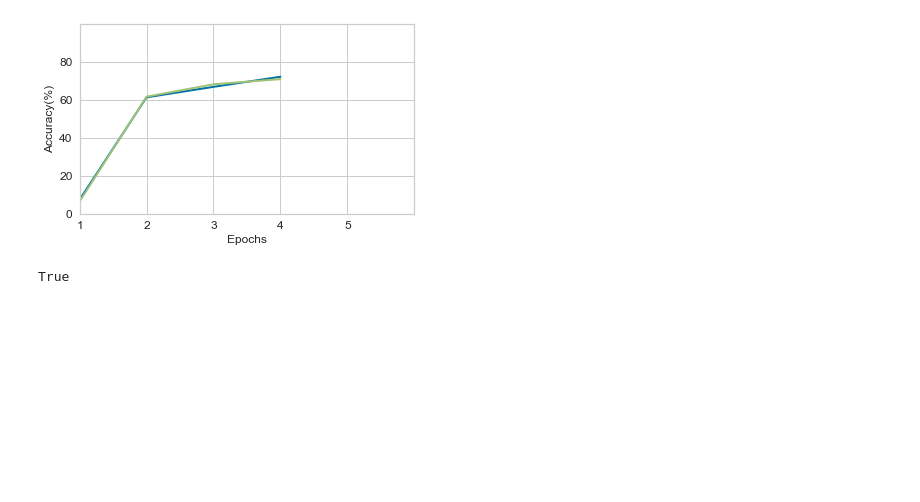
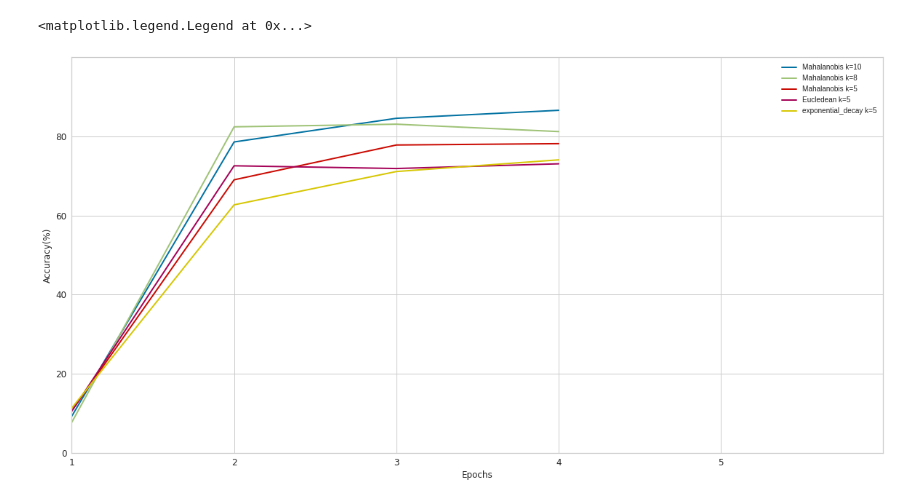
Before and after one commit to sunilvengalil/concept_learning, a Jupyter notebook: notebooks/classify.ipynb, the cells around one changed output. Cells and saved outputs as stored; diff of their text form; code cells hidden in the pictures; blank space fills up the shorter version.

Commit message:
Notebook for plotting classification accuracy on different experiments

```diff
--- a/notebooks/classify.ipynb
+++ b/notebooks/classify.ipynb
@@ -84,17 +201,0 @@ Warning /Users/sunilv/concept_learning_exp/semi_supervised_classification/Exp_32
-# %%
-model = None
-tf.reset_default_graph()
-with tf.Session(config=tf.ConfigProto(allow_soft_placement=True)) as sess:
-        model = get_model(dao = dao,
-              exp_config=exp_config,
-              model_type=MODEL_TYPE_VAE_SEMI_SUPERVISED_MNIST,
-              num_epochs=1,
-              sess=sess,
-              test_data_iterator=None,
-              train_val_data_iterator=None)
-        num_steps_completed = model.counter
-        print(f"Number of steps completed={num_steps_completed}")
-        num_batches = exp_config.num_train_samples / exp_config.BATCH_SIZE
-        epochs_completed = num_steps_completed // num_batches
-        print(f"Number of epochs completed {epochs_completed}")
-tf.reset_default_graph()
@@ -242,12 +204,16 @@ test_data_location = exp_config.DATASET_ROOT_PATH + "/test/"
 test_data_iterator = DataIterator(dataset_path=exp_config.DATASET_ROOT_PATH,
                                   batch_size=exp_config.BATCH_SIZE,
                                   dao=dao)
+# %%
+val_accuracies = dict()
+test_accuracies = dict()
+train_accuracies = dict()
 # %%
-val_images, val_labels, manual_annotation_np = load_images(exp_config,
-                                                           test_data_iterator,
-                                                           "test"
-                                                          )
+test_images, test_labels, _ = load_images(exp_config,
+                                          test_data_iterator,
+                                          "test"
+                                          )
 unique_labels = test_data_iterator.get_unique_labels()
-num_batches = val_images.shape[0] / exp_config.BATCH_SIZE
-val_labels= np.argwhere(val_labels == 1)[:,1]
+num_batches = test_images.shape[0] / exp_config.BATCH_SIZE
+test_labels= np.argwhere(test_labels == 1)[:,1]
 # %%
@@ -377,53 +269,28 @@ Number of epochs completed 1.0
 # %%
 import os
 
 plot_filename = "classification_accuracy.pdf"
+plt.figure(figsize=(20, 10))
 
-plt.figure(figsize=(6, 3.5))
+legends = ["Mahalanobis", "Mahalanobis", "Mahalanobis", "Eucledean", "exponential_decay"]
+for confidence_decay_factor, experiment_name, legend in zip(confidence_decay_factors, experiment_names, legends):
+  accuracy_dict = test_accuracies[experiment_name]
+  plt.plot(list(accuracy_dict.keys()), np.asarray(list(accuracy_dict.values())) * 100, lw=2, label=f"{legend} k={confidence_decay_factor}")
 
-for run_id in [41, 42]:
-    accuracy_dict = run_id_dict[run_id]
-    plt.plot(list(accuracy_dict.keys()), np.asarray(list(accuracy_dict.values())) * 100, lw=2)
 axis_font = {'fontname':'Arial', 'size':'12'}
 
 plt.xlabel("Epochs", **axis_font)
 plt.ylabel("Accuracy(%)", **axis_font)
 
 plt.xlim(1,6)
 plt.xticks(ticks = [i for i in range(1,6,1)], labels = [i for i in range(1,6,1)], **axis_font)
 plt.ylim(0,100)
 plt.yticks(ticks=[i for i in range(0, 100, 20)], **axis_font)
+plt.legend()
 
-plt.savefig(os.path.join("/Users/sunilv/gitprojects/concept_learning/docs/uai2021/", plot_filename), bbox="tight")
+#plt.savefig(os.path.join("/Users/sunilv/gitprojects/concept_learning/docs/uai2021/", plot_filename), bbox="tight")
 
     #plt.plot(list(accuracy_dict_unsupervised.keys()), list(accuracy_dict_unsupervised.values()))
 # %% [output]
+<matplotlib.legend.Legend at 0x...>
-[figure, old version]
+[figure, new version]
-# %%
-experiment_name = "Experiment_1"
-z_dim = 10
-run_id = 0
-exp_config_unsupervised = ExperimentConfig(root_path="/Users/sunilv/concept_learning_exp",
-                              num_decoder_layer=4,
-                              z_dim=z_dim,
-                              num_units=[64, 128, 32],
-                              num_cluster_config=None,
-                              confidence_decay_factor=5,
-                              beta=5,
-                              supervise_weight=150,
-                              dataset_name="mnist",
-                              split_name="Split_1",
-                              model_name="VAE",
-                              batch_size=64,
-                              eval_interval=300,
-                              name=experiment_name,
-                              num_val_samples=128,
-                              total_training_samples=60000,
-                              manual_labels_config=TrainValDataIterator.USE_CLUSTER_CENTER,
-                              reconstruction_weight=1,
-                              activation_hidden_layer="RELU",
-                              activation_output_layer="SIGMOID"
-                              )
-exp_config_unsupervised.check_and_create_directories(run_id, False)
-# %% [output]
-True
```
Also changed, not shown: parts of 48 cells of this notebook.
